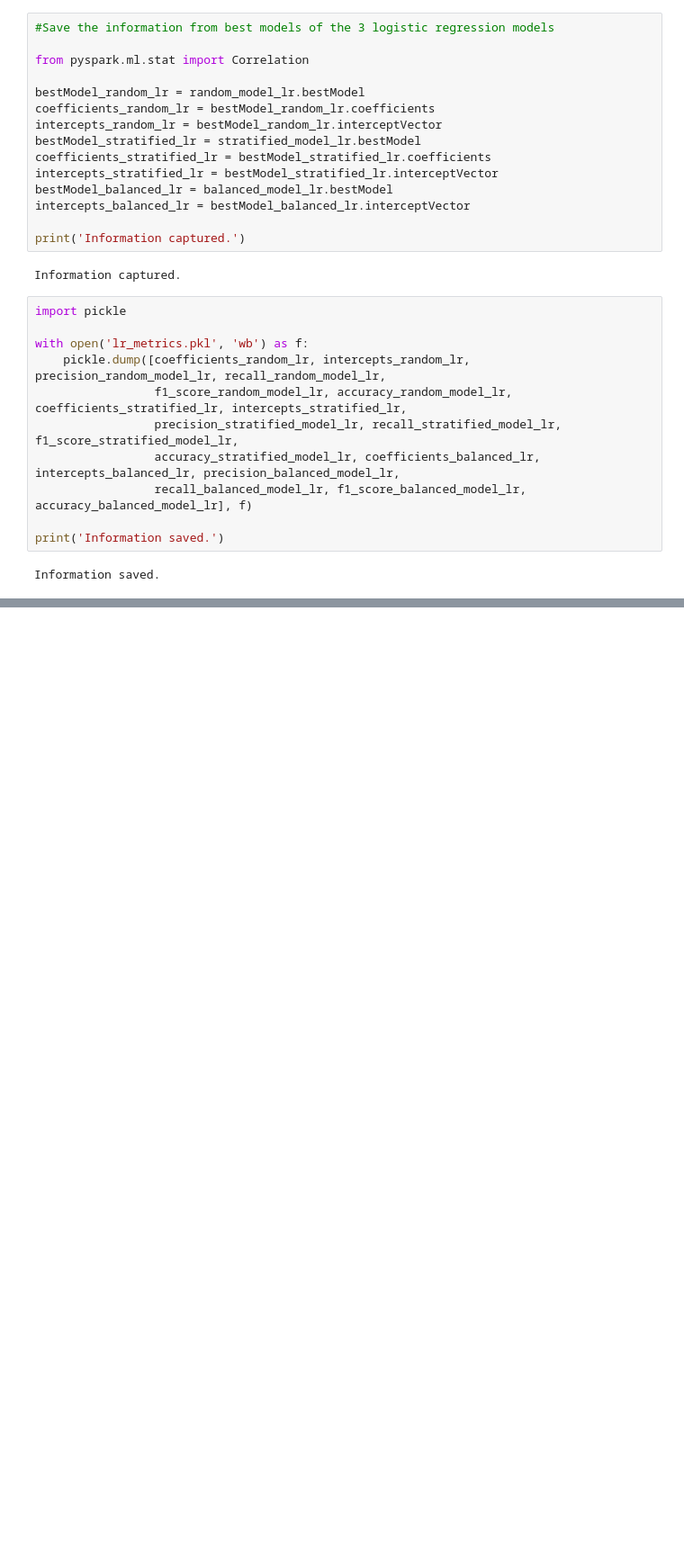
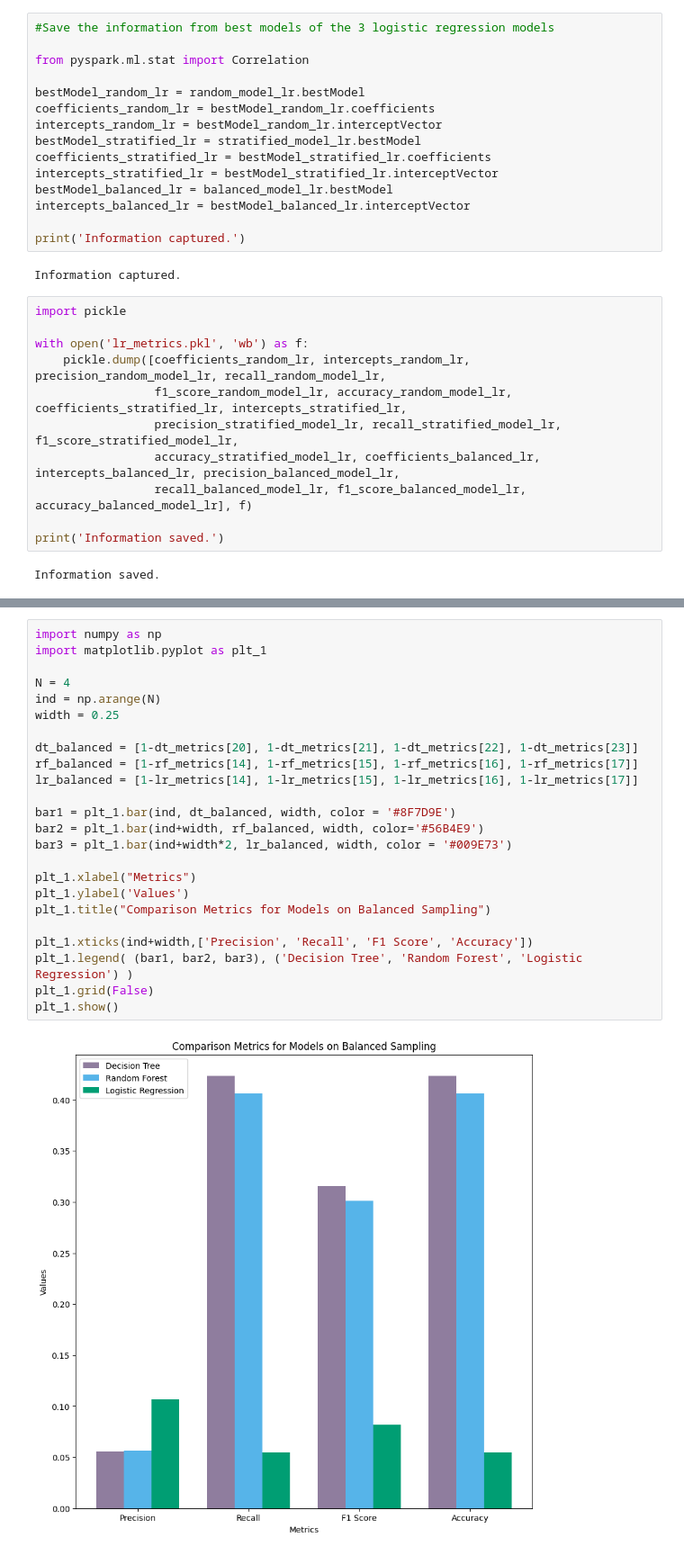
Before and after one commit to bhanup6663/Bigdata, a Jupyter notebook: model/Model_Implementation.ipynb, the cells around one changed output, grey strips where cells are left out. Shown at 90% size. Drawn from its saved outputs; the diff is of its cells as text; blank space fills up the shorter version.

```diff
--- a/model/Model_Implementation.ipynb
+++ b/model/Model_Implementation.ipynb
@@ -750,3 +863,29 @@ Information saved.
+# %%
+import numpy as np
+import matplotlib.pyplot as plt_1
+
+N = 4
+ind = np.arange(N)
+width = 0.25
+
+dt_balanced = [1-dt_metrics[20], 1-dt_metrics[21], 1-dt_metrics[22], 1-dt_metrics[23]]
+rf_balanced = [1-rf_metrics[14], 1-rf_metrics[15], 1-rf_metrics[16], 1-rf_metrics[17]]
+lr_balanced = [1-lr_metrics[14], 1-lr_metrics[15], 1-lr_metrics[16], 1-lr_metrics[17]]
+
+bar1 = plt_1.bar(ind, dt_balanced, width, color = '#8F7D9E')
+bar2 = plt_1.bar(ind+width, rf_balanced, width, color='#56B4E9')
+bar3 = plt_1.bar(ind+width*2, lr_balanced, width, color = '#009E73')
+
+plt_1.xlabel("Metrics")
+plt_1.ylabel('Values')
+plt_1.title("Comparison Metrics for Models on Balanced Sampling")
+
+plt_1.xticks(ind+width,['Precision', 'Recall', 'F1 Score', 'Accuracy'])
+plt_1.legend( (bar1, bar2, bar3), ('Decision Tree', 'Random Forest', 'Logistic Regression') )
+plt_1.grid(False)
+plt_1.show()
+# %% [output]
+[figure, added]
 # %%
 # Stop the Spark session
 spark.stop()
```
Also changed, not shown: parts of 8 cells of this notebook.
